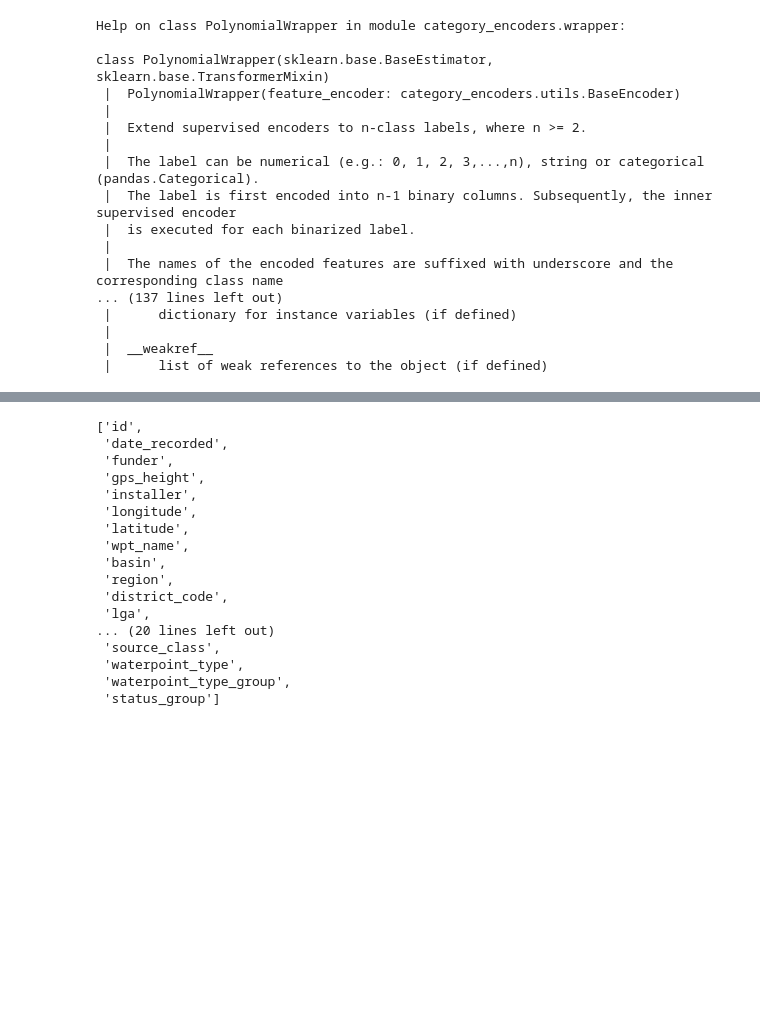
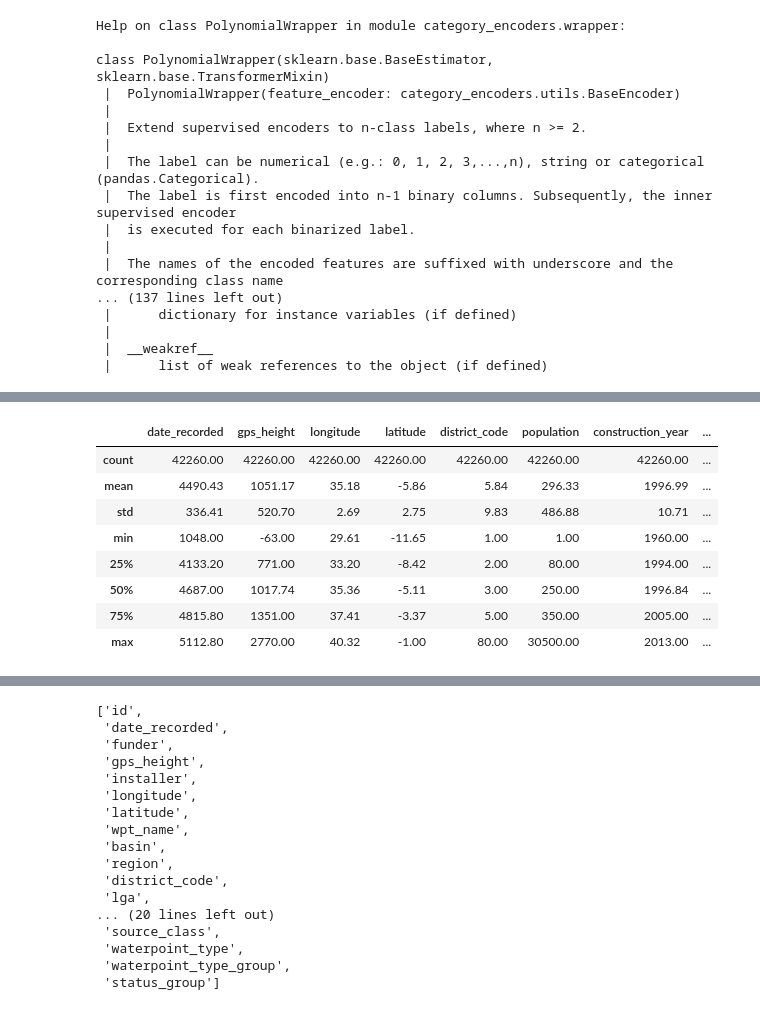
Before and after one commit to KCristopher/drivendata_competitions, a Jupyter notebook: data_mining_water_table/pump_water.ipynb, the cells around one changed output, grey strips where cells are left out. Cells and saved outputs as stored; diff of their text form; code cells hidden in the pictures; blank space fills up the shorter version.

```diff
--- a/data_mining_water_table/pump_water.ipynb
+++ b/data_mining_water_table/pump_water.ipynb
@@ -3336,0 +3731,7 @@ Xy_train.head(1)
+# %%
+cls = autosklearn.classification.AutoSklearnClassifier(time_left_for_this_task = 21600,\
+                                                       ensemble_kwargs = {'ensemble_size': 1},\
+                                                       n_jobs = - 1,\
+                                                      resampling_strategy="cv",\
+                                                      resampling_strategy_arguments={"folds": 10},\
+                                                      include=include)
@@ -3336,0 +3769,2 @@ Xy_train.head(1)
+# %%
+X_train.index = [*range(len(X_train))]
@@ -3336,0 +3789,2 @@ Xy_train.head(1)
+# %%
+y_train.index = [*range(len(y_train))]
@@ -3336,0 +3801,2 @@ Xy_train.head(1)
+# %%
+cls.fit(X_train, y_train)
@@ -3336,0 +3912,12 @@ Xy_train.head(1)
+# %%
+X_train.describe().round(2)
+# %% [output]
+|  | date_recorded | gps_height | longitude | latitude | district_code | population | construction_year | ... |
+| count | 42260.00 | 42260.00 | 42260.00 | 42260.00 | 42260.00 | 42260.00 | 42260.00 | ... |
+| mean | 4490.43 | 1051.17 | 35.18 | -5.86 | 5.84 | 296.33 | 1996.99 | ... |
+| std | 336.41 | 520.70 | 2.69 | 2.75 | 9.83 | 486.88 | 10.71 | ... |
+| min | 1048.00 | -63.00 | 29.61 | -11.65 | 1.00 | 1.00 | 1960.00 | ... |
+| 25% | 4133.20 | 771.00 | 33.20 | -8.42 | 2.00 | 80.00 | 1994.00 | ... |
+| 50% | 4687.00 | 1017.74 | 35.36 | -5.11 | 3.00 | 250.00 | 1996.84 | ... |
+| 75% | 4815.80 | 1351.00 | 37.41 | -3.37 | 5.00 | 350.00 | 2005.00 | ... |
+| max | 5112.80 | 2770.00 | 40.32 | -1.00 | 80.00 | 30500.00 | 2013.00 | ... |
```
Also changed, not shown: parts of 73 cells of this notebook.
